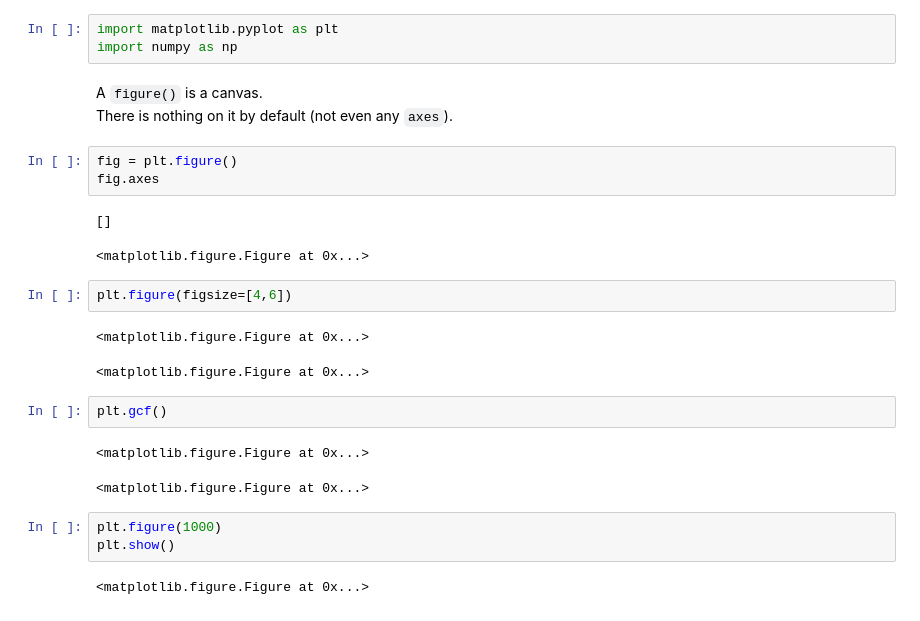
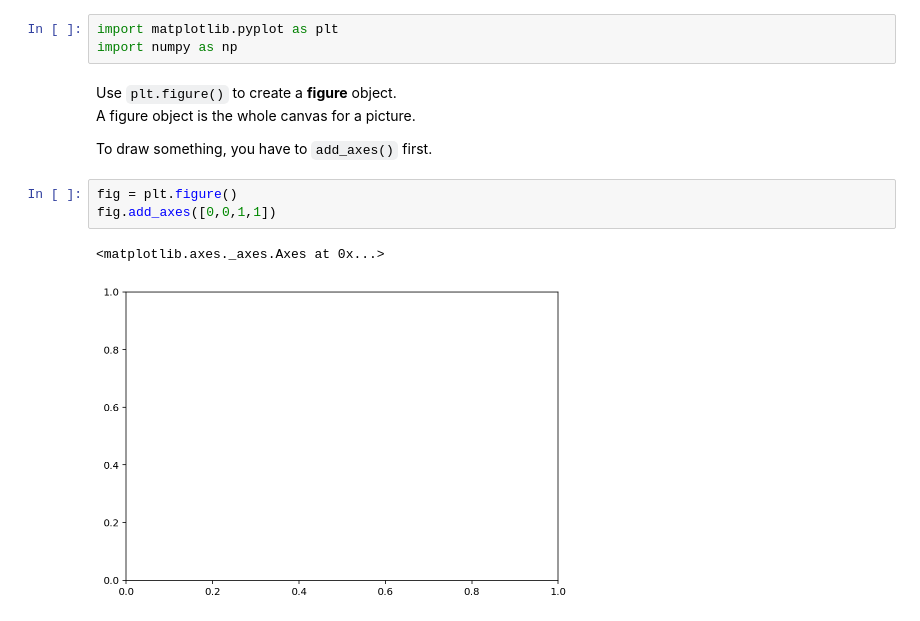
Before and after one commit to jephianlin/9HPythonData, a Jupyter notebook: Python-Week3.ipynb, the cells around one changed output. Drawn from its saved outputs; the diff is of its cells as text.

```diff
--- a/Python-Week3.ipynb
+++ b/Python-Week3.ipynb
@@ -451,27 +451,14 @@ provides you more freedom to toggle with every details and create various pictur
 # %%
 import matplotlib.pyplot as plt
 import numpy as np
-# %% [markdown]
-A `figure()` is a canvas.
-There is nothing on it by default (not even any `axes`).
+# %% [markdown]
+Use `plt.figure()` to create a **figure** object.
+A figure object is the whole canvas for a picture.
+
+To draw something, you have to `add_axes()` first.
 # %%
 fig = plt.figure()
-fig.axes
+fig.add_axes([0,0,1,1])
 # %% [output]
-[]
+<matplotlib.axes._axes.Axes at 0x...>
-<matplotlib.figure.Figure at 0x...>
+[figure, added]
-# %%
-plt.figure(figsize=[4,6])
-# %% [output]
-<matplotlib.figure.Figure at 0x...>
-<matplotlib.figure.Figure at 0x...>
-# %%
-plt.gcf()
-# %% [output]
-<matplotlib.figure.Figure at 0x...>
-<matplotlib.figure.Figure at 0x...>
-# %%
-plt.figure(1000)
-plt.show()
-# %% [output]
-<matplotlib.figure.Figure at 0x...>
```
Also changed, not shown: parts of 21 cells of this notebook.
